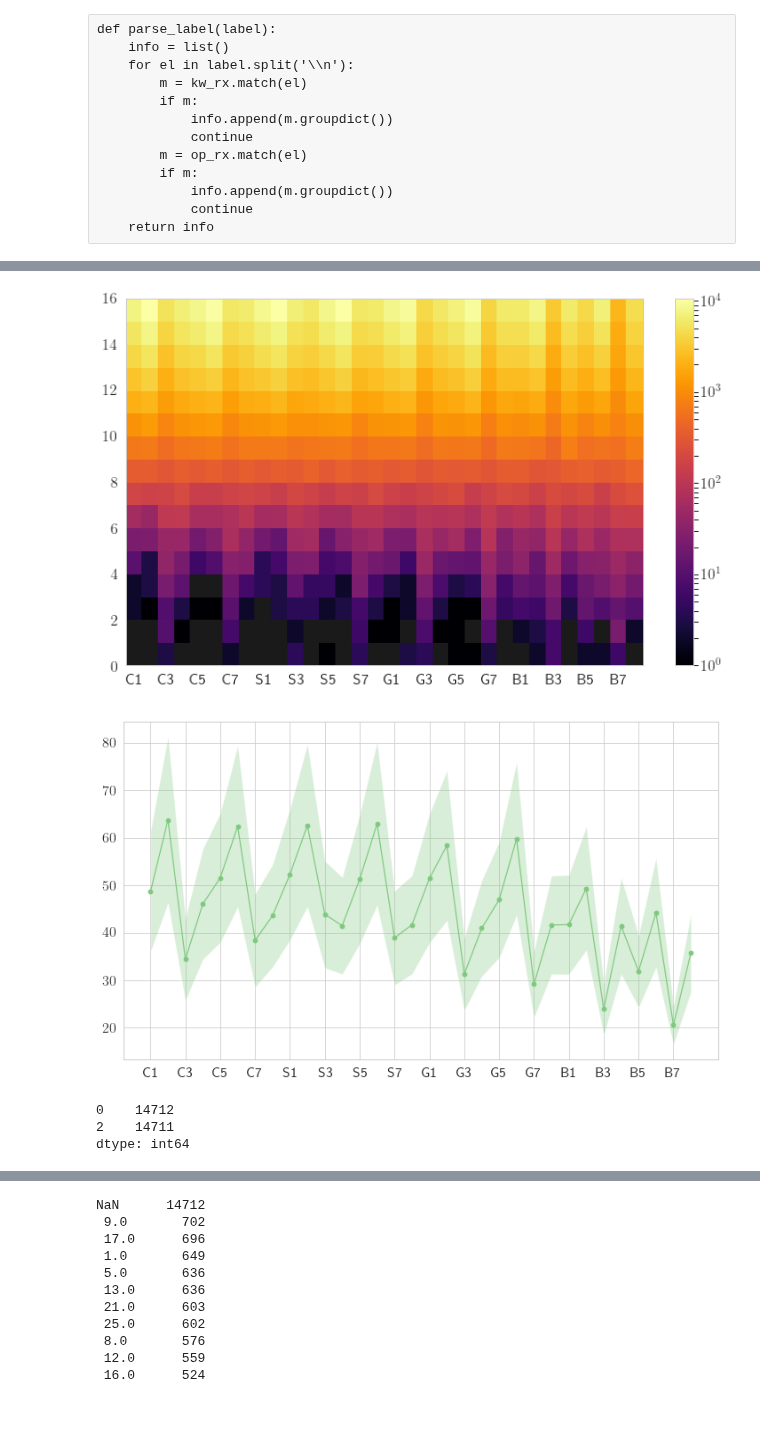
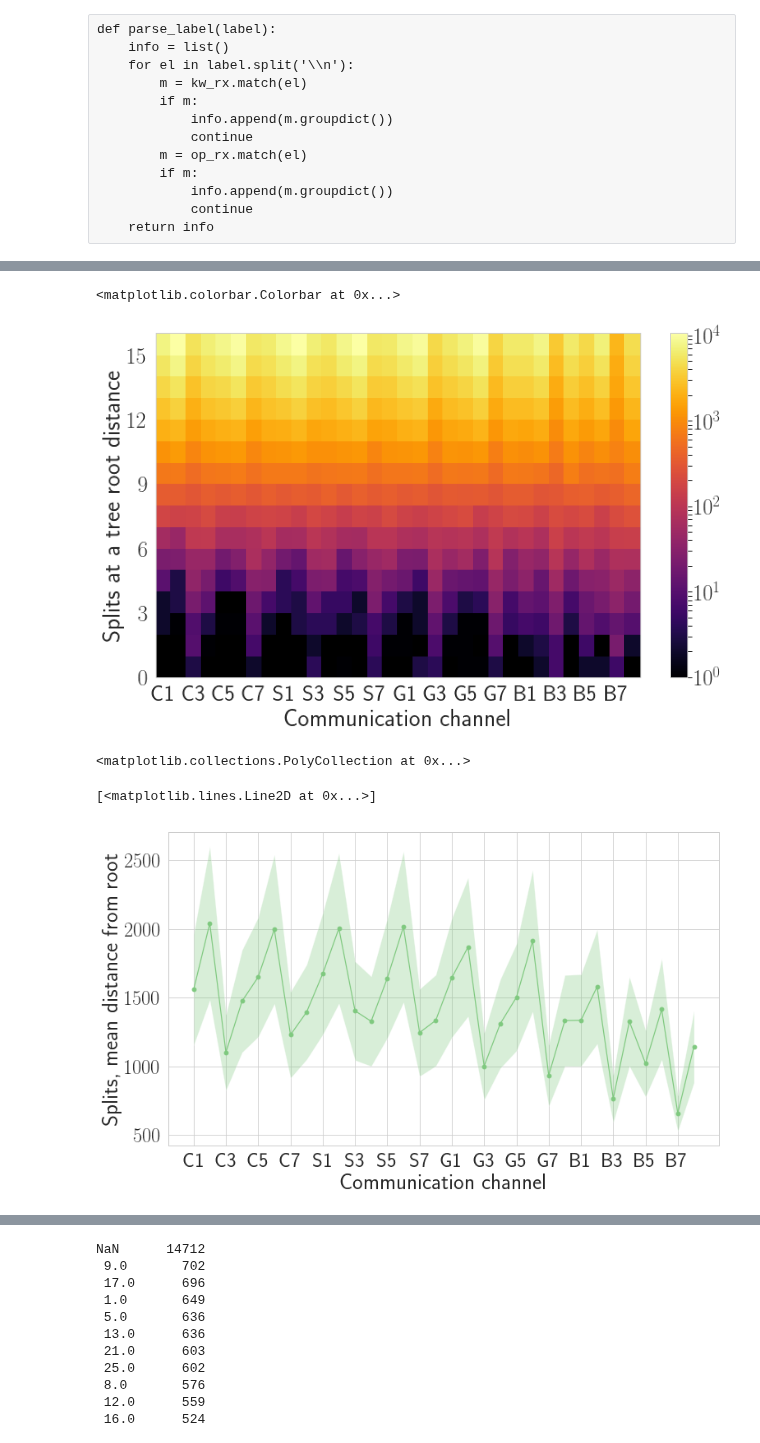
Before and after one commit to AllanLRH/master_thesis, a Jupyter notebook: userMovement/random_forest_plotting.ipynb, the cells around one changed output, grey strips where cells are left out. Saved outputs shown, nothing was run; the diff lists cells and outputs as text; code cells hidden in the pictures; blank space fills up the shorter version.

```diff
--- a/userMovement/random_forest_plotting.ipynb
+++ b/userMovement/random_forest_plotting.ipynb
@@ -5,6 +5,8 @@ sys.path.append(os.path.abspath(".."))
 
 import pprintpp
 pprintpp.monkeypatch()
+
+from multiprocessing.pool import Pool
 
 from IPython.core.interactiveshell import InteractiveShell
 InteractiveShell.ast_node_interactivity = "all"
@@ -31,7 +33,7 @@ import matplotlib.pyplot as plt
 import seaborn as sns
 sns.cm.rocket.set_bad([0.01060815, 0.01808215, 0.10018654])
 mpl.cm.inferno.set_bad('k')
-sns.set(context='paper', style='whitegrid', color_codes=True, font_scale=1.8)
+sns.set(context='paper', style='whitegrid', color_codes=True, font_scale=2.8)
 colorcycle = [(0.498, 0.788, 0.498),
               (0.745, 0.682, 0.831),
               (0.992, 0.753, 0.525),
@@ -313,14 +344,17 @@ def tree_stat_summary(g, nodes):
     rootdf = pd.DataFrame(rootdf, columns="node variable distance".split())
     return outdeg_count, dist_from_root, splits_vc, root_distance, rootdf
 # %%
-root_distance_agg = np.zeros((16, 32))
-splits_vc_agg = pd.Series(index=list(range(32)) + [np.NaN])
-dist_from_root_agg = list()
-for tr in est.estimators_:
-    g, nodes = tree2nxgraph(tr)
+with Pool(processes=16) as pool:
+    estimators = pool.map(tree2nxgraph, est.estimators_)
+    tree_stat_results = pool.starmap(tree_stat_summary, estimators)
 
-    outdeg_count, dist_from_root, splits_vc, root_distance, rootdf = tree_stat_summary(g, nodes)
+    root_distance_agg = np.zeros((16, 32))
+    splits_vc_agg = pd.Series(index=list(range(32)) + [np.NaN])
+    dist_from_root_agg = list()
 
-    root_distance_agg += root_distance
-    splits_vc_agg += splits_vc
-    dist_from_root_agg.append(dist_from_root)
+    for outdeg_count, dist_from_root, splits_vc, root_distance, rootdf in tree_stat_results:
+        root_distance_agg += root_distance
+        splits_vc_agg += splits_vc
+        dist_from_root_agg.append(dist_from_root)
+
+pool.close()
@@ -327,24 +378,32 @@ for tr in est.estimators_:
 # %%
 fig, ax = plt.subplots()
 data = root_distance_agg + 1
 pc = ax.pcolor(root_distance_agg, norm=mpl.colors.LogNorm(), cmap='inferno')
 fig.colorbar(pc)
 xticks_incices = np.arange(0, 32, 2)
-ax.set_xticks(xticks_incices + 0.5)
-ax.set_xticklabels([columns[i].upper() for i in xticks_incices]);
-fig.savefig('figs/festure_split_distance_from_root.pdf')
+_ = ax.set_yticks(np.arange(0, 16, 3))
+_ = ax.set_xticks(xticks_incices + 0.5)
+_ = ax.set_xticklabels([columns[i].upper() for i in xticks_incices])
+_ = ax.set_ylabel("Splits at a tree root distance")
+_ = ax.set_xlabel("Communication channel")
+# fig.savefig('figs/feature_split_distance_from_root.pdf')
 # %% [output]
+<matplotlib.colorbar.Colorbar at 0x...>
-[figure, old version]
+[figure, new version]
 # %%
 fig, ax = plt.subplots()
 x = np.arange(root_distance_agg.shape[1])
-y = root_distance_agg.mean(axis=0)/32
-std = root_distance_agg.std(axis=0)/np.sqrt(32)/32
+y = root_distance_agg.mean(axis=0)
+std = root_distance_agg.std(axis=0)/np.sqrt(32)
 ax.fill_between(x, y-std, y+std, alpha=0.3)
 ax.plot(x, y, '-o')
 xticks_incices = np.arange(0, 32, 2)
-ax.set_xticks(xticks_incices)
-ax.set_xticklabels([columns[i].upper() for i in xticks_incices])
+_ = ax.set_xticks(xticks_incices)
+_ = ax.set_xticklabels([columns[i].upper() for i in xticks_incices])
+_ = ax.set_ylabel("Splits, mean distance from root")
+_ = ax.set_xlabel("Communication channel")
 fig.savefig('figs/mean_feature_split_distance_from_root.pdf')
 # %% [output]
+<matplotlib.collections.PolyCollection at 0x...>
+[<matplotlib.lines.Line2D at 0x...>]
-[figure, old version]
+[figure, new version]
@@ -377,6 +409,0 @@ outdeg_count, dist_from_root, splits_vc, root_distance, rootdf = tree_stat_summa
-# %%
-print(outdeg_count)
-# %% [output]
-0    14712
-2    14711
-dtype: int64
```
Also changed, not shown: parts of 26 cells of this notebook.
